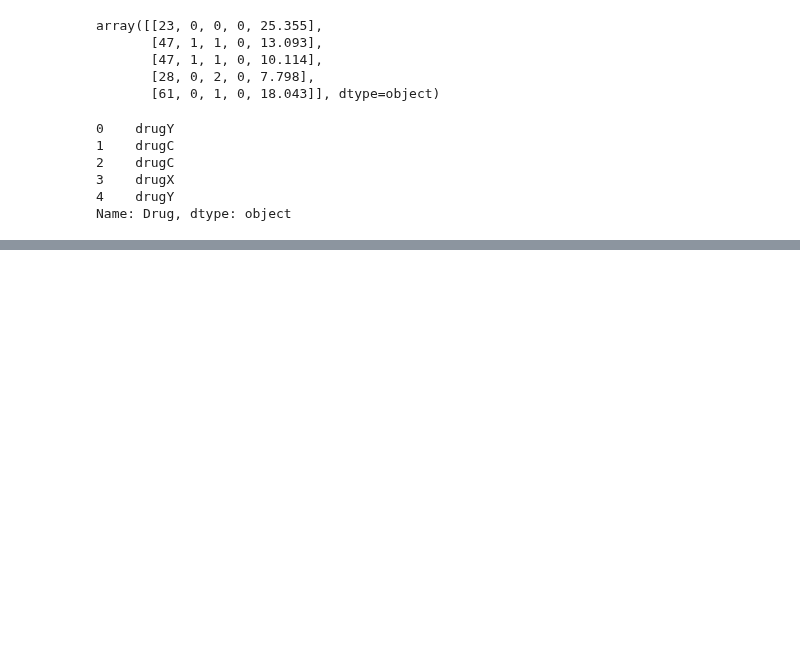
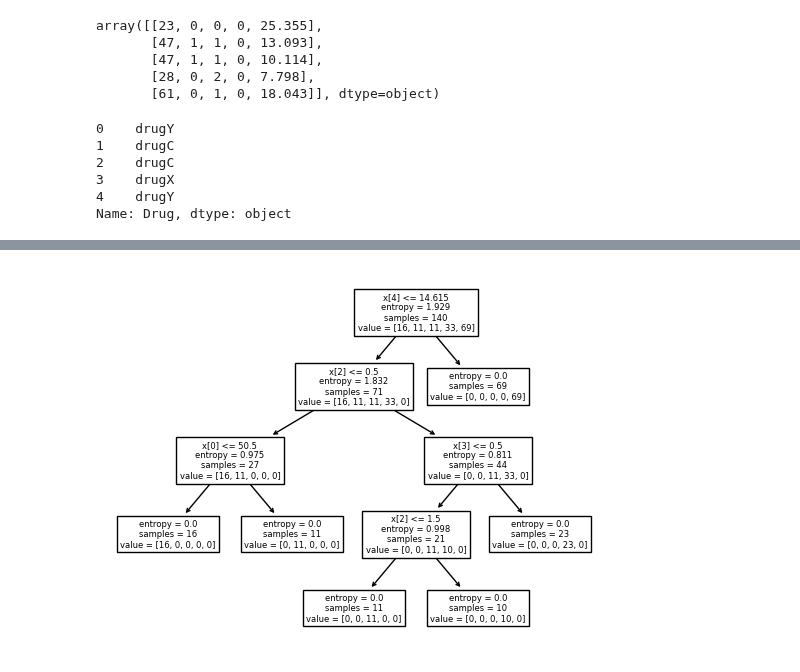
Before and after one commit to matublaq/IBM_datascience_course, a Jupyter notebook: machine learning/desicion tree/tree.ipynb, the cells around one changed output, grey strips where cells are left out. Cells and saved outputs as stored; diff of their text form; code cells hidden in the pictures; blank space fills up the shorter version.

```diff
--- a/machine learning/desicion tree/tree.ipynb
+++ b/machine learning/desicion tree/tree.ipynb
@@ -87,0 +103,2 @@ Name: Drug, dtype: object
+# %%
+X_trainset, X_testset, y_trainset, y_testset = train_test_split(X, y, test_size=0.3, random_state=3)
@@ -87,0 +127,3 @@ Name: Drug, dtype: object
+# %%
+drugTree = DecisionTreeClassifier(criterion="entropy", max_depth = 4)
+drugTree #It show the default parameters
@@ -87,0 +132,2 @@ Name: Drug, dtype: object
+# %%
+drugTree.fit(X_trainset, y_trainset)
@@ -87,0 +182,5 @@ Name: Drug, dtype: object
+# %%
+tree.plot_tree(drugTree)
+plt.show()
+# %% [output]
+[figure, added]
```
Also changed, not shown: parts of 18 cells of this notebook.
